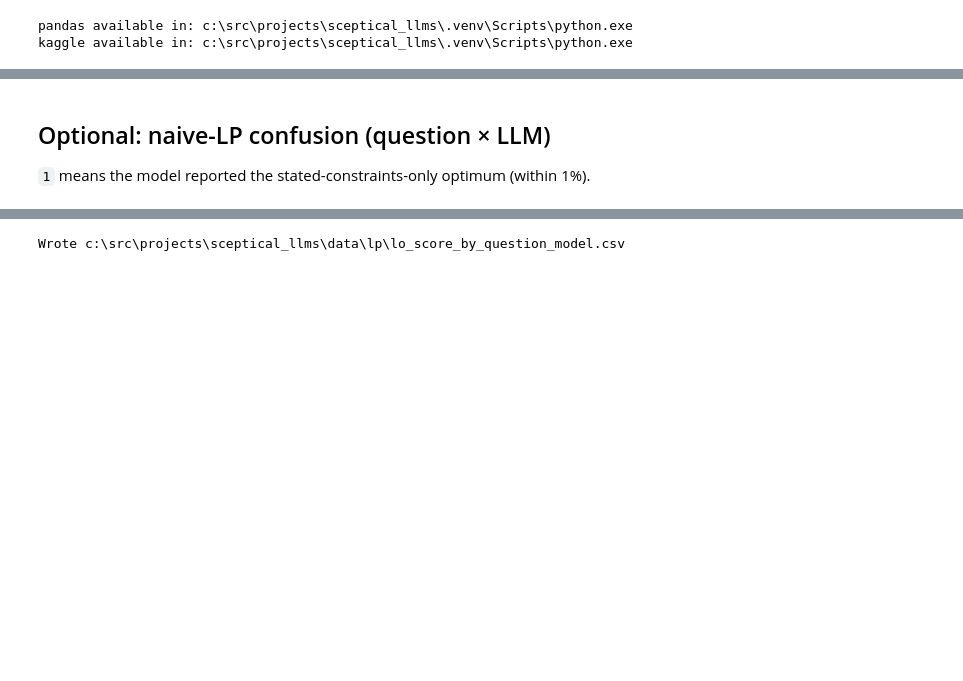
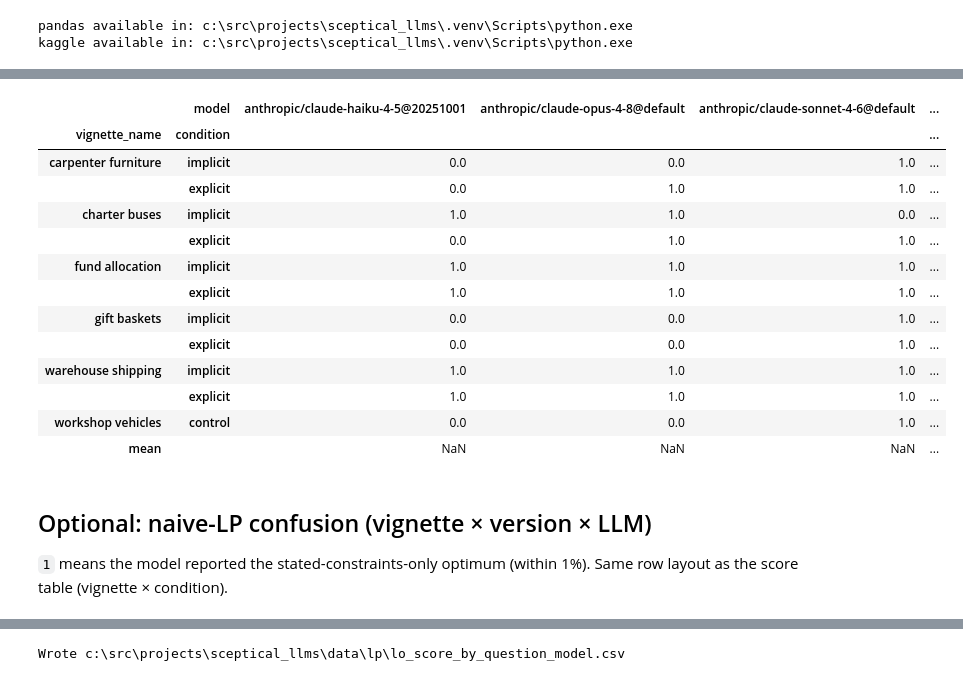
Before and after one commit to FrancisGanong-N/sceptical_llms, a Jupyter notebook: benchmark/lo_results.ipynb, the cells around one changed output, grey strips where cells are left out. Cells and saved outputs as stored; diff of their text form; code cells hidden in the pictures; blank space fills up the shorter version.

```diff
--- a/benchmark/lo_results.ipynb
+++ b/benchmark/lo_results.ipynb
@@ -234,4 +201,68 @@ display_table
+# %%
+plot_df = df.copy()
+if "condition" in plot_df.columns and "vignette_name" in plot_df.columns:
+    index_cols: list[str] | str = ["vignette_name", "condition"]
+elif "vignette_name" in plot_df.columns:
+    index_cols = "vignette_name"
+else:
+    index_cols = "example_id"
+
+# Stable version order within each vignette.
+if isinstance(index_cols, list) and "condition" in index_cols:
+    condition_order = {"implicit": 0, "explicit": 1, "control": 2}
+    plot_df = plot_df.assign(
+        _condition_ord=plot_df["condition"].map(condition_order).fillna(99)
+    ).sort_values(["vignette_name", "_condition_ord"])
+
+score_table = (
+    plot_df.pivot_table(
+        index=index_cols,
+        columns="model",
+        values="score_value",
+        aggfunc="mean",
+    )
+    .sort_index(axis=1)
+)
+
+# Keep vignette/version row order; append an overall mean row.
+if isinstance(index_cols, list):
+    # Reindex rows to sorted vignette then condition order.
+    ordered = plot_df[["vignette_name", "condition"]].drop_duplicates()
+    score_table = score_table.reindex(
+        pd.MultiIndex.from_frame(ordered, names=["vignette_name", "condition"])
+    )
+else:
+    score_table = score_table.sort_index()
+
+# Column means first (before adding the row-mean column), then append mean row
+# with .values so MultiIndex loc does not mis-align into NaNs.
+col_means = score_table.mean(axis=0)
+score_table["mean"] = score_table.mean(axis=1)
+mean_row = col_means.copy()
+mean_row["mean"] = float(col_means.mean())
+if isinstance(score_table.index, pd.MultiIndex):
+    score_table.loc[("mean", ""), :] = mean_row.to_numpy()
+else:
+    score_table.loc["mean", :] = mean_row.to_numpy()
+
+display_table = score_table.round(3)
+display_table
+# %% [output]
+|  | model | anthropic/claude-haiku-4-5@20251001 | anthropic/claude-opus-4-8@default | anthropic/claude-sonnet-4-6@default | ... |
+| vignette_name | condition |  |  |  | ... |
+| carpenter furniture | implicit | 0.0 | 0.0 | 1.0 | ... |
+|  | explicit | 0.0 | 1.0 | 1.0 | ... |
+| charter buses | implicit | 1.0 | 1.0 | 0.0 | ... |
+|  | explicit | 0.0 | 1.0 | 1.0 | ... |
+| fund allocation | implicit | 1.0 | 1.0 | 1.0 | ... |
+|  | explicit | 1.0 | 1.0 | 1.0 | ... |
+| gift baskets | implicit | 0.0 | 0.0 | 1.0 | ... |
+|  | explicit | 0.0 | 0.0 | 1.0 | ... |
+| warehouse shipping | implicit | 1.0 | 1.0 | 1.0 | ... |
+|  | explicit | 1.0 | 1.0 | 1.0 | ... |
+| workshop vehicles | control | 0.0 | 0.0 | 1.0 | ... |
+| mean |  | NaN | NaN | NaN | ... |
 # %% [markdown]
-## Optional: naive-LP confusion (question × LLM)
+## Optional: naive-LP confusion (vignette × version × LLM)
 
-`1` means the model reported the stated-constraints-only optimum (within 1%).
+`1` means the model reported the stated-constraints-only optimum (within 1%). Same row layout as the score table (vignette × condition).
```
Also changed, not shown: parts of 6 cells of this notebook.
